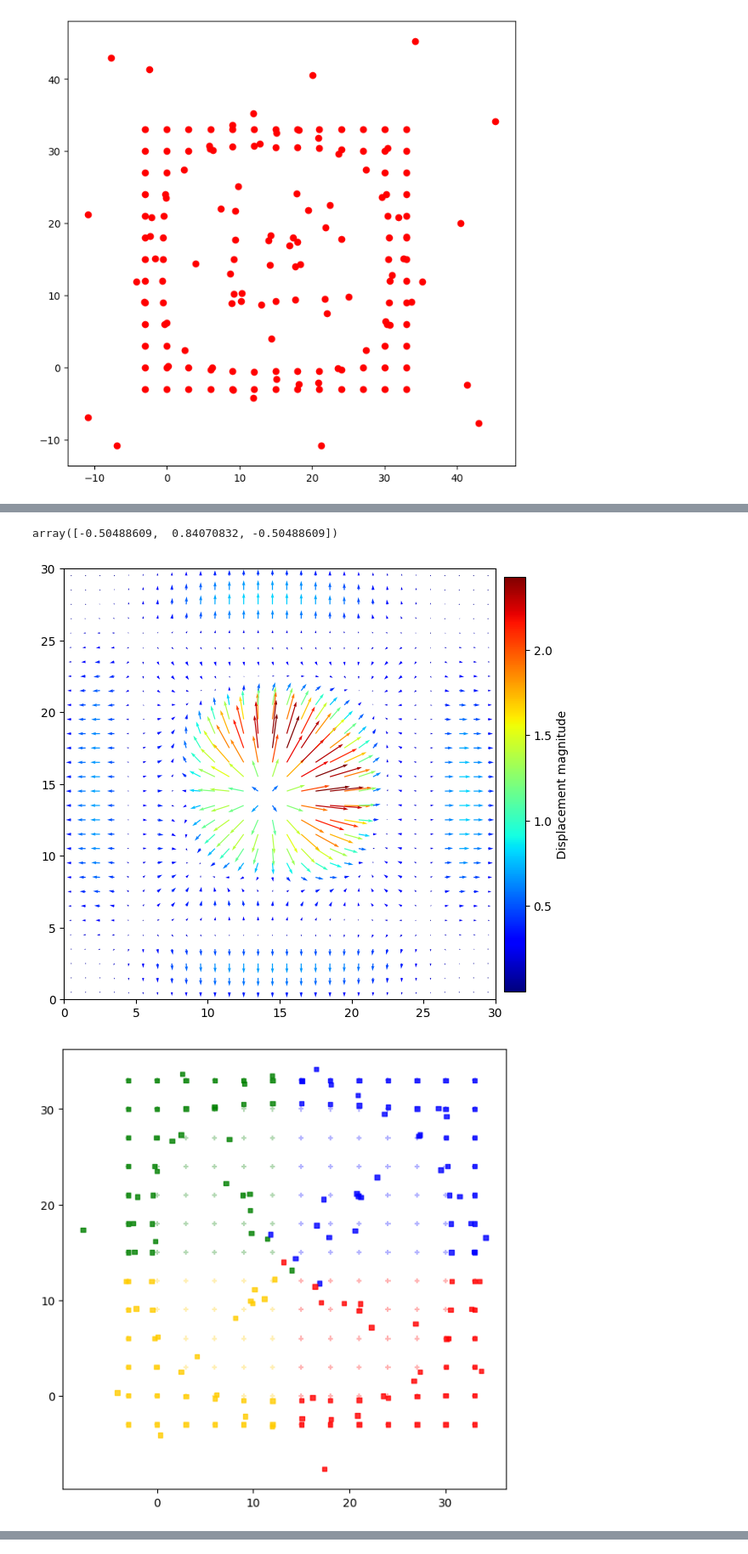
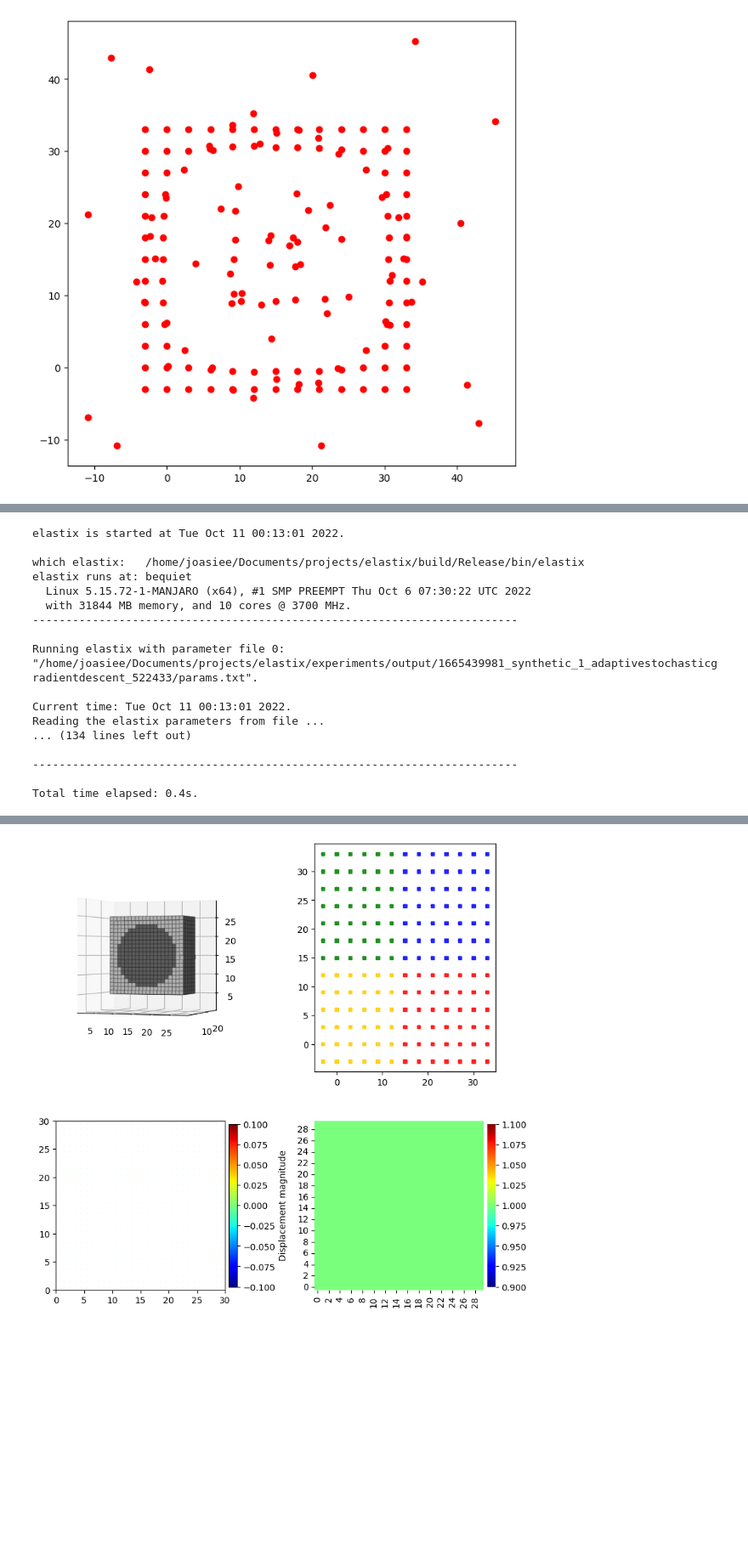
Before and after one commit to joasiee/elastix, a Jupyter notebook: experiments/notebooks/tests.ipynb, the cells around one changed output, grey strips where cells are left out. Shown at 85% size. Drawn from its saved outputs; the diff is of its cells as text; code cells hidden in the pictures; blank space fills up the shorter version.

Commit message:
fix cpoints output

```diff
--- a/experiments/notebooks/tests.ipynb
+++ b/experiments/notebooks/tests.ipynb
@@ -57,18 +27,15 @@ dvf = run_result.dvf
-# %%
-from thesispy.experiments.validation import plot_dvf
-
-dvf[15,13,15]
-# %% [output]
-array([-0.50488609,  0.84070832, -0.50488609])
-# %%
-plot_dvf(dvf, slice=6)
-# %% [output]
-[figure, removed]
-# %%
-from thesispy.experiments.validation import plot_cpoints
-
-spacing = np.array([3,3,3])
-origin = np.array([-3.5,-3.5,-3.5])
-plot_cpoints(run_result.control_points, spacing, origin, slice=7)
-# %% [output]
-[figure, removed]
+# %%
+from pathlib import Path
+from thesispy.elastix_wrapper.wrapper import run
+from thesispy.elastix_wrapper.parameters import Parameters
+from thesispy.definitions import Collection, ROOT_DIR
+from thesispy.experiments.validation import plot_cpoints
+
+params_main = (
+        Parameters.from_base(mesh_size=10, metric="AdvancedMeanSquares", seed=2, use_mask=False)
+        .asgd()
+        .stopping_criteria(0)
+        .instance(Collection.SYNTHETIC, 1)
+)
+_ = run(params_main, ROOT_DIR / "output/" / str(params_main), suppress_stdout=False, visualize=True)
+# %% [output]
@@ -74,0 +43,17 @@ plot_cpoints(run_result.control_points, spacing, origin, slice=7)
+elastix is started at Tue Oct 11 00:13:01 2022.
+
+which elastix:   /home/joasiee/Documents/projects/elastix/build/Release/bin/elastix
+elastix runs at: bequiet
+  Linux 5.15.72-1-MANJARO (x64), #1 SMP PREEMPT Thu Oct 6 07:30:22 UTC 2022
+  with 31844 MB memory, and 10 cores @ 3700 MHz.
+-------------------------------------------------------------------------
+
+Running elastix with parameter file 0: "/home/joasiee/Documents/projects/elastix/experiments/output/1665439981_synthetic_1_adaptivestochasticgradientdescent_522433/params.txt".
+
+Current time: Tue Oct 11 00:13:01 2022.
+Reading the elastix parameters from file ...
+... (134 lines left out)
+
+-------------------------------------------------------------------------
+
+Total time elapsed: 0.4s.
@@ -74,0 +71 @@ plot_cpoints(run_result.control_points, spacing, origin, slice=7)
+[figure, added]
```
Also changed, not shown: parts of 4 cells of this notebook, 7 other files.
